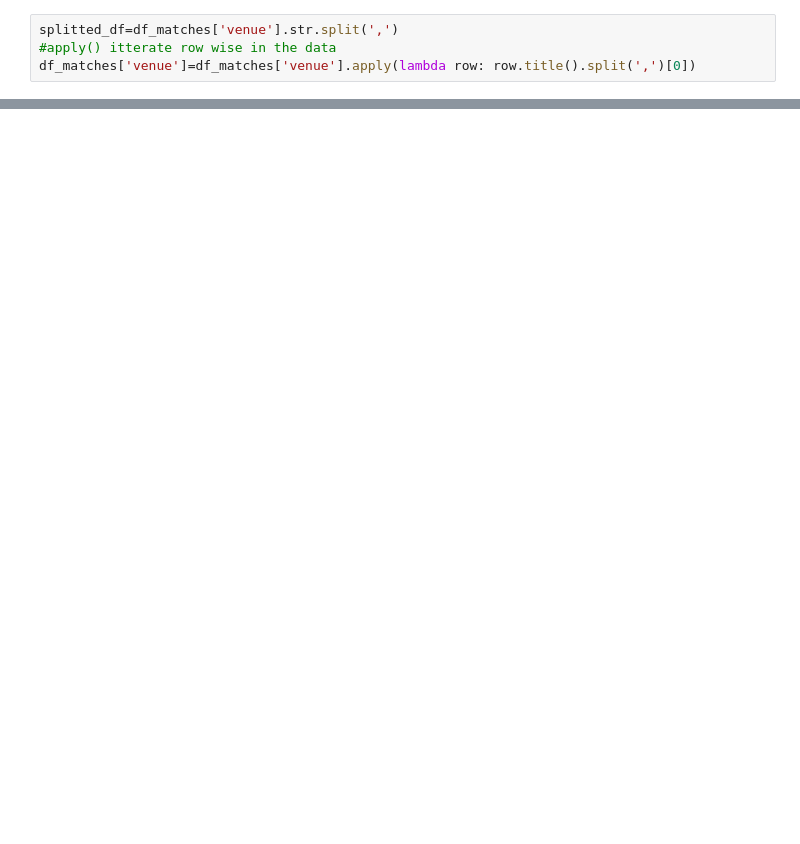
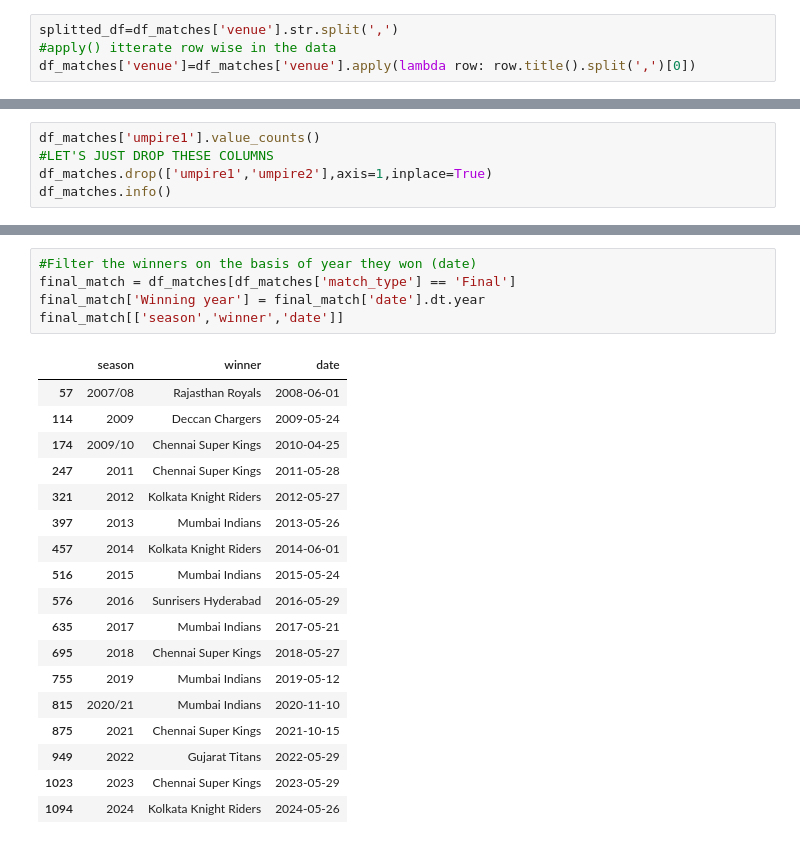
Before and after one commit to Maddox24425/Summer-Training, a Jupyter notebook: Day_12/Day_12.ipynb, the cells around one changed output, grey strips where cells are left out. Cells and saved outputs as stored; diff of their text form; blank space fills up the shorter version.

```diff
--- a/Day_12/Day_12.ipynb
+++ b/Day_12/Day_12.ipynb
@@ -171,0 +517,5 @@ plt.show
+# %%
+df_matches['umpire1'].value_counts()
+#LET'S JUST DROP THESE COLUMNS
+df_matches.drop(['umpire1','umpire2'],axis=1,inplace=True)
+df_matches.info()
@@ -171,0 +594,24 @@ plt.show
+# %%
+#Filter the winners on the basis of year they won (date)
+final_match = df_matches[df_matches['match_type'] == 'Final']
+final_match['Winning year'] = final_match['date'].dt.year
+final_match[['season','winner','date']]
+# %% [output]
+|  | season | winner | date |
+| 57 | 2007/08 | Rajasthan Royals | 2008-06-01 |
+| 114 | 2009 | Deccan Chargers | 2009-05-24 |
+| 174 | 2009/10 | Chennai Super Kings | 2010-04-25 |
+| 247 | 2011 | Chennai Super Kings | 2011-05-28 |
+| 321 | 2012 | Kolkata Knight Riders | 2012-05-27 |
+| 397 | 2013 | Mumbai Indians | 2013-05-26 |
+| 457 | 2014 | Kolkata Knight Riders | 2014-06-01 |
+| 516 | 2015 | Mumbai Indians | 2015-05-24 |
+| 576 | 2016 | Sunrisers Hyderabad | 2016-05-29 |
+| 635 | 2017 | Mumbai Indians | 2017-05-21 |
+| 695 | 2018 | Chennai Super Kings | 2018-05-27 |
+| 755 | 2019 | Mumbai Indians | 2019-05-12 |
+| 815 | 2020/21 | Mumbai Indians | 2020-11-10 |
+| 875 | 2021 | Chennai Super Kings | 2021-10-15 |
+| 949 | 2022 | Gujarat Titans | 2022-05-29 |
+| 1023 | 2023 | Chennai Super Kings | 2023-05-29 |
+| 1094 | 2024 | Kolkata Knight Riders | 2024-05-26 |
```
Also changed, not shown: parts of 37 cells of this notebook.
